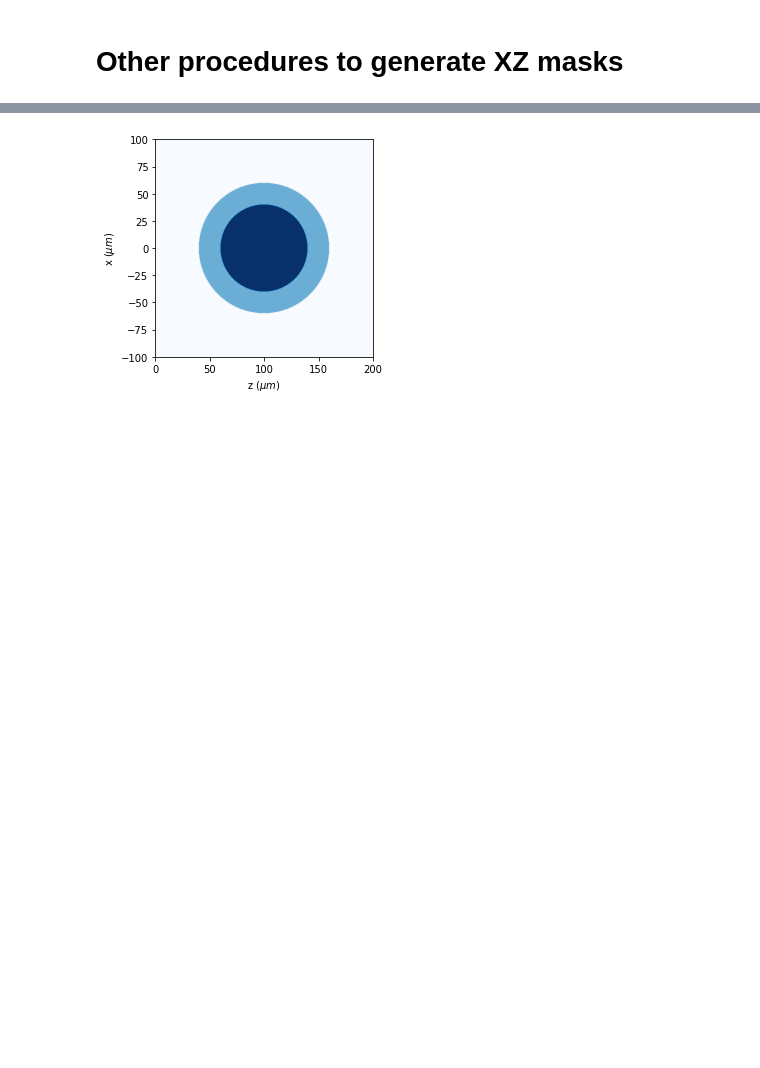
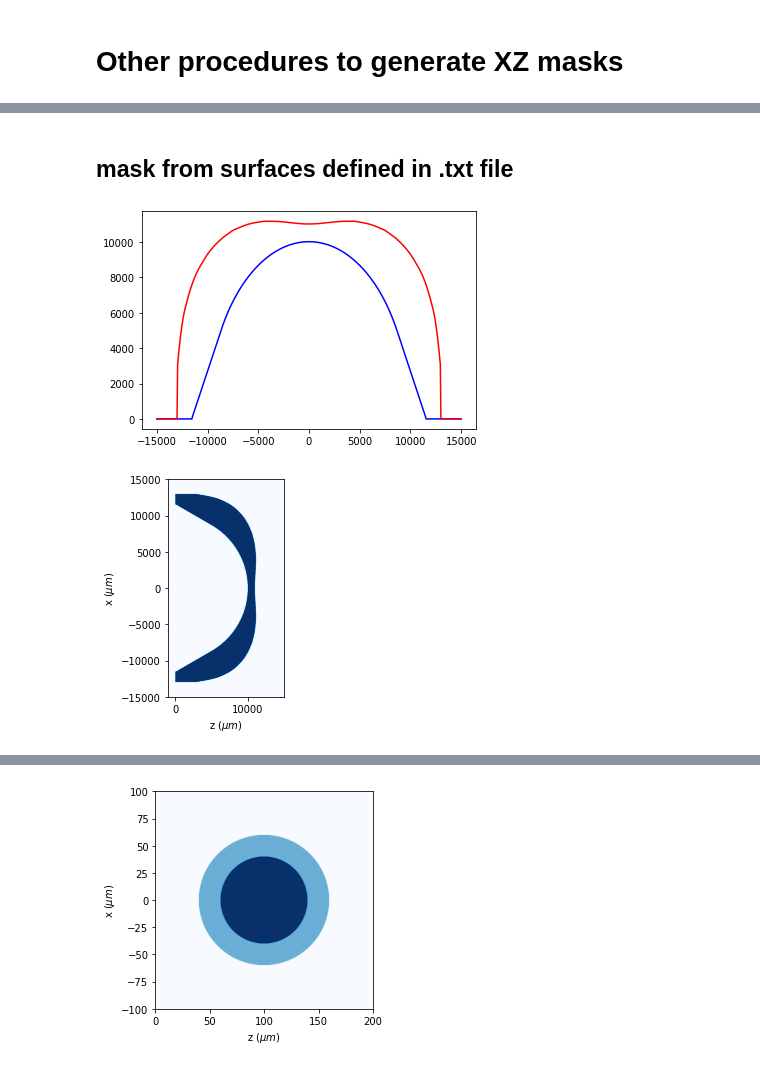
Before and after one commit to aocg-ucm/diffractio, a Jupyter notebook: docs/source/tutorial_scalar/scalar_XZ/masks_xz_procedures.ipynb, the cells around one changed output, grey strips where cells are left out. Saved outputs shown, nothing was run; the diff lists cells and outputs as text; code cells hidden in the pictures; blank space fills up the shorter version.

```diff
--- a/docs/source/tutorial_scalar/scalar_XZ/masks_xz_procedures.ipynb
+++ b/docs/source/tutorial_scalar/scalar_XZ/masks_xz_procedures.ipynb
@@ -9,0 +35,30 @@ In this case, there is not a function, just use several masks in the same instan
+# %% [markdown]
+## mask from surfaces defined in .txt file
+# %%
+x = np.linspace(-15 * mm, 15 * mm, 512)
+z = np.linspace(-1 * mm, 15 * mm, 512)
+wavelength = 0.6328 * um
+
+t1 = Scalar_mask_XZ(x, z, wavelength)
+
+profile1 = loadtxt("./profile1.txt")
+profile2 = loadtxt("./profile2.txt")
+
+profile1[:, 1] = np.abs(profile1[:, 1])
+profile2[:, 1] = np.abs(profile2[:, 1])
+t1.mask_from_array(
+    r0=(0 * um, 0 * um),
+    refractive_index=2,
+    array1=profile2 * 1000,  # propasar a micras
+    array2=profile1 * 1000,  # pasar a micras
+    x_sides=(-15 * mm, 15 * mm),
+    angle=0 * degrees,
+    v_globals={},
+    interp_kind="quadratic",
+    has_draw=True,
+)
+
+t1.draw_refractive_index(draw_borders=False, scale="scaled")
+# %% [output]
+[figure, added]
+[figure, added]
```
Also changed, not shown: parts of 33 cells of this notebook, 9 other files.
